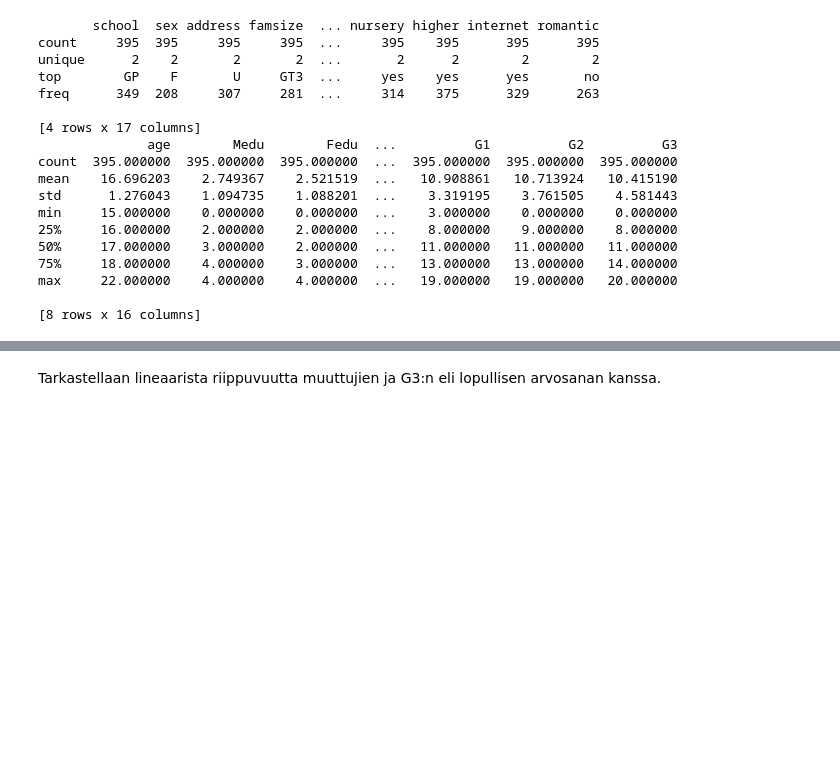
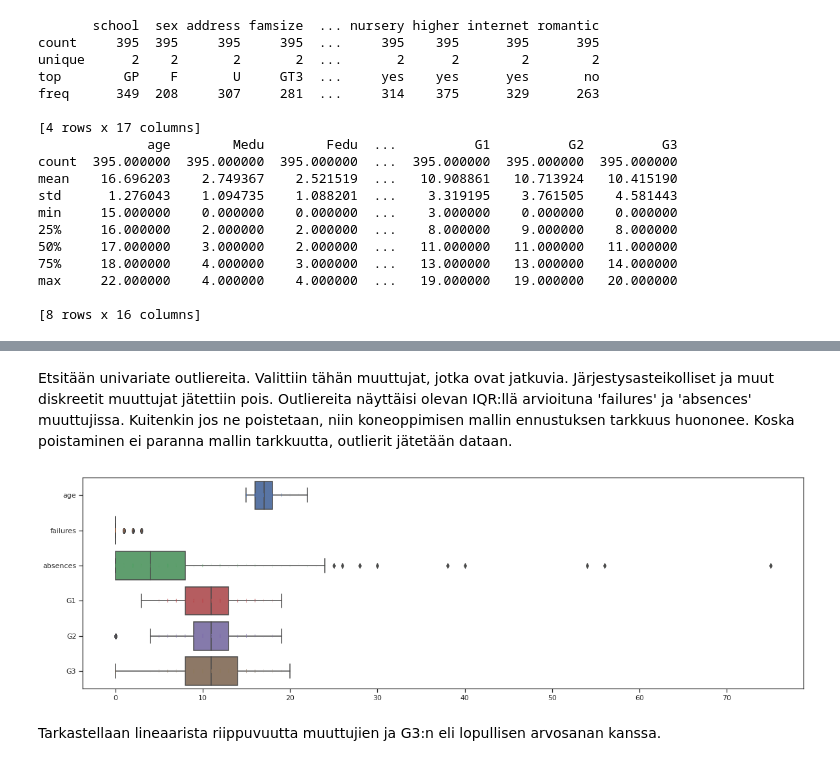
Before and after one commit to emarttila/Koodausnaytteet, a Jupyter notebook: Koneoppiminen_ja_datan_analysointi_(Student_Performance_dataset).ipynb, the cells around one changed output, grey strips where cells are left out. Saved outputs shown, nothing was run; the diff lists cells and outputs as text; code cells hidden in the pictures; blank space fills up the shorter version.

```diff
--- a/Koneoppiminen_ja_datan_analysointi_(Student_Performance_dataset).ipynb
+++ b/Koneoppiminen_ja_datan_analysointi_(Student_Performance_dataset).ipynb
@@ -107,3 +128,14 @@ max     22.000000    4.000000    4.000000  ...   19.000000   19.000000   20.0000
+# %% [markdown]
+Etsitään univariate outliereita. Valittiin tähän muuttujat, jotka ovat jatkuvia. Järjestysasteikolliset ja muut diskreetit muuttujat jätettiin pois. Outliereita näyttäisi olevan IQR:llä arvioituna 'failures' ja 'absences' muuttujissa. Kuitenkin jos ne poistetaan, niin koneoppimisen mallin ennustuksen tarkkuus huononee. Koska poistaminen ei paranna mallin tarkkuutta, outlierit jätetään dataan.
+# %%
+fig_dims = (20,6)
+fig, ax = plt.subplots(figsize=fig_dims)
+sns.boxplot(data= dataset.iloc[:,[2,14,29,30,31,32]],orient = "h", whis =2)
+ax = sns.stripplot(data=dataset.iloc[:,[2,14,29,30,31,32]],orient = 'h', jitter=0.05,size = 1, alpha = 0.2 )
+
+plt.show()
+# %% [output]
+[figure, added]
 # %% [markdown]
 Tarkastellaan lineaarista riippuvuutta muuttujien ja G3:n eli lopullisen arvosanan kanssa.
 # %%
```
Also changed, not shown: parts of 12 cells of this notebook.
